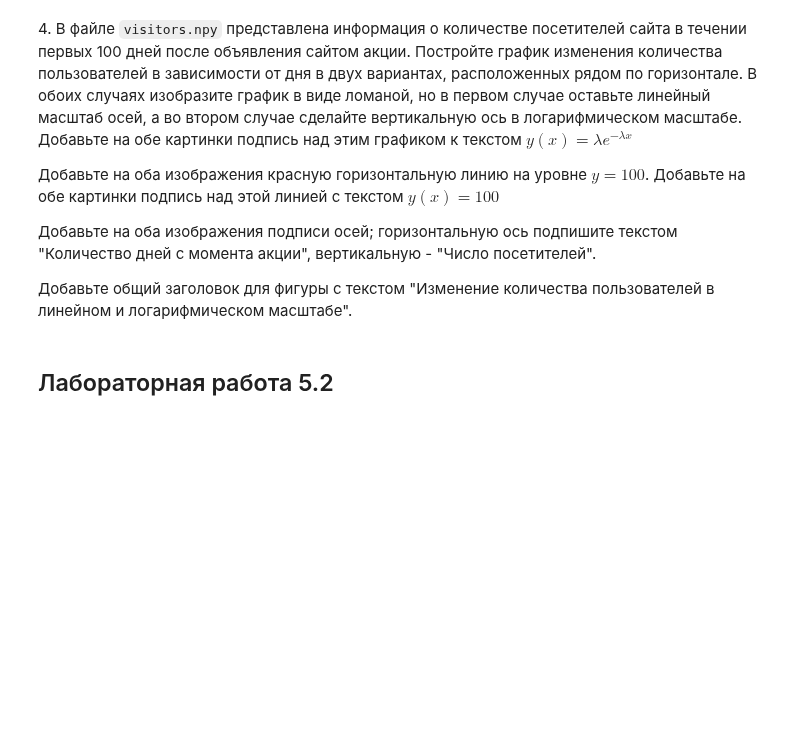
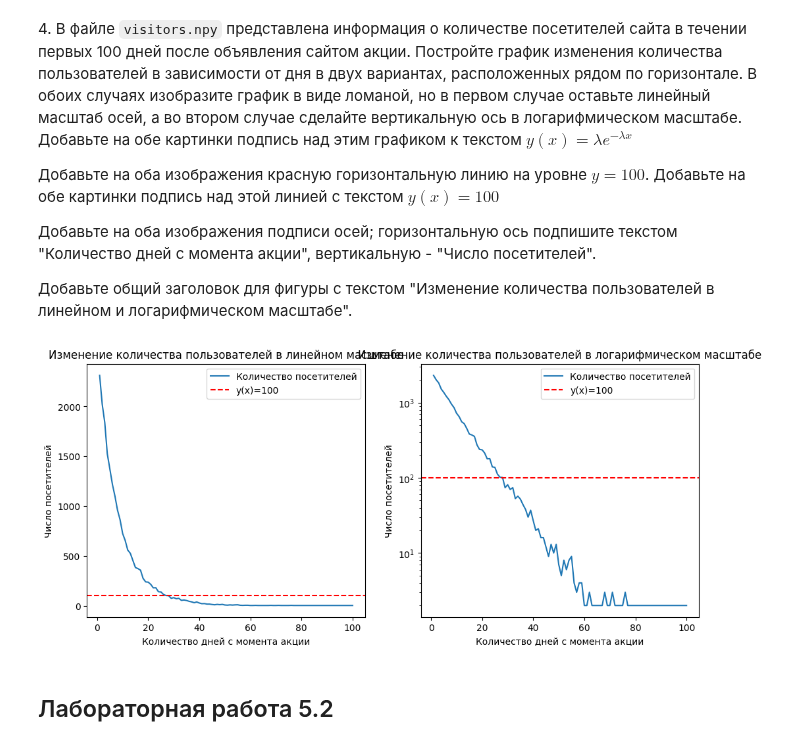
Before and after one commit to master-of-the-dungeon/ITiABD-PM22-7-Nikolay-Sedov, a Jupyter notebook: tobd/laba 5/05_visualization.ipynb, the cells around one changed output. Saved outputs shown, nothing was run; the diff lists cells and outputs as text; code cells hidden in the pictures; blank space fills up the shorter version.

```diff
--- a/tobd/laba 5/05_visualization.ipynb
+++ b/tobd/laba 5/05_visualization.ipynb
@@ -67,6 +174,39 @@ _Примечание_ : для считывания файла воспольз
 Добавьте на оба изображения подписи осей; горизонтальную ось подпишите текстом "Количество дней с момента акции", вертикальную - "Число посетителей".
 
 Добавьте общий заголовок для фигуры с текстом "Изменение количества пользователей в линейном и логарифмическом масштабе".
+# %%
+import numpy as np
+import matplotlib.pyplot as plt
+
+# Загрузка данных
+visitors = np.load('visitors.npy')
+
+# Создание диапазона дней
+days = np.arange(1, 101)
+
+# Создание фигуры и двух графиков на одной строке
+fig, axs = plt.subplots(ncols=2, figsize=(12, 5))
+
+# Построение графика с линейным масштабом
+axs[0].plot(days, visitors, label='Количество посетителей')
+axs[0].axhline(y=100, color='red', linestyle='--', label='y(x)=100')
+axs[0].set_xlabel('Количество дней с момента акции')
+axs[0].set_ylabel('Число посетителей')
+axs[0].set_title('Изменение количества пользователей в линейном масштабе')
+axs[0].legend()
+
+# Построение графика с логарифмическим масштабом
+axs[1].semilogy(days, visitors, label='Количество посетителей')
+axs[1].axhline(y=100, color='red', linestyle='--', label='y(x)=100')
+axs[1].set_xlabel('Количество дней с момента акции')
+axs[1].set_ylabel('Число посетителей')
+axs[1].set_title('Изменение количества пользователей в логарифмическом масштабе')
+axs[1].legend()
+
+# Вывод графика на экран
+plt.show()
+# %% [output]
+[figure, added]
 # %% [markdown]
 ## Лабораторная работа 5.2
 # %% [markdown]
```
Also changed, not shown: parts of 10 cells of this notebook, 3 other files.
